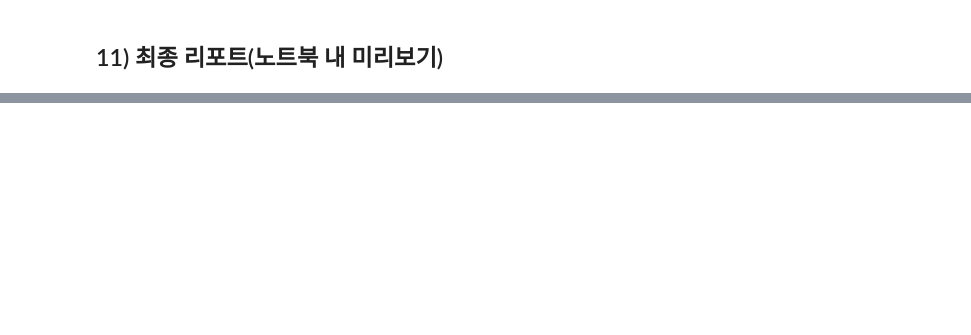
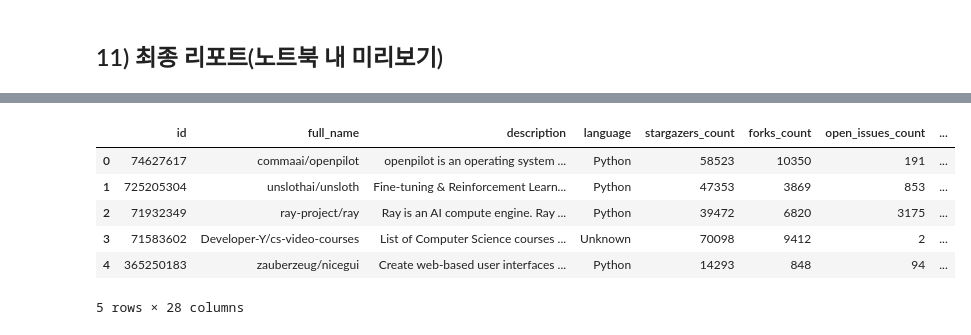
Before and after one commit to addinedu-ros-11th/eda-repo-3, a Jupyter notebook: Trendbot_Online_Notebook_Final_ROBOT.ipynb, the cells around one changed output, grey strips where cells are left out. Drawn from its saved outputs; the diff is of its cells as text; code cells hidden in the pictures; blank space fills up the shorter version.

```diff
--- a/Trendbot_Online_Notebook_Final_ROBOT.ipynb
+++ b/Trendbot_Online_Notebook_Final_ROBOT.ipynb
@@ -1357,0 +1173,21 @@ display(Markdown(report_md + "\n" + top10_md))
+# %%
+# ✅ 1) ranked.head(10)에서 바로 df 구성 (CSV 불필요)
+import pandas as pd
+
+def get_top_df_from_ranked(top_n: int = 10) -> pd.DataFrame:
+    if "ranked" not in globals() or not isinstance(globals()["ranked"], pd.DataFrame):
+        raise NameError("`ranked` DataFrame이 메모리에 없습니다. 먼저 스코어링/랭킹 셀을 실행하세요.")
+    df = globals()["ranked"].head(top_n).copy()
+    df.reset_index(drop=True, inplace=True)
+    return df
+
+df = get_top_df_from_ranked(10)   # ← 여기서 df를 확보
+df.head()
+# %% [output]
+|  | id | full_name | description | language | stargazers_count | forks_count | open_issues_count | ... |
+| 0 | 74627617 | commaai/openpilot | openpilot is an operating system ... | Python | 58523 | 10350 | 191 | ... |
+| 1 | 725205304 | unslothai/unsloth | Fine-tuning & Reinforcement Learn... | Python | 47353 | 3869 | 853 | ... |
+| 2 | 71932349 | ray-project/ray | Ray is an AI compute engine. Ray ... | Python | 39472 | 6820 | 3175 | ... |
+| 3 | 71583602 | Developer-Y/cs-video-courses | List of Computer Science courses ... | Unknown | 70098 | 9412 | 2 | ... |
+| 4 | 365250183 | zauberzeug/nicegui | Create web-based user interfaces ... | Python | 14293 | 848 | 94 | ... |
+5 rows × 28 columns
```
Also changed, not shown: parts of 35 cells of this notebook.
